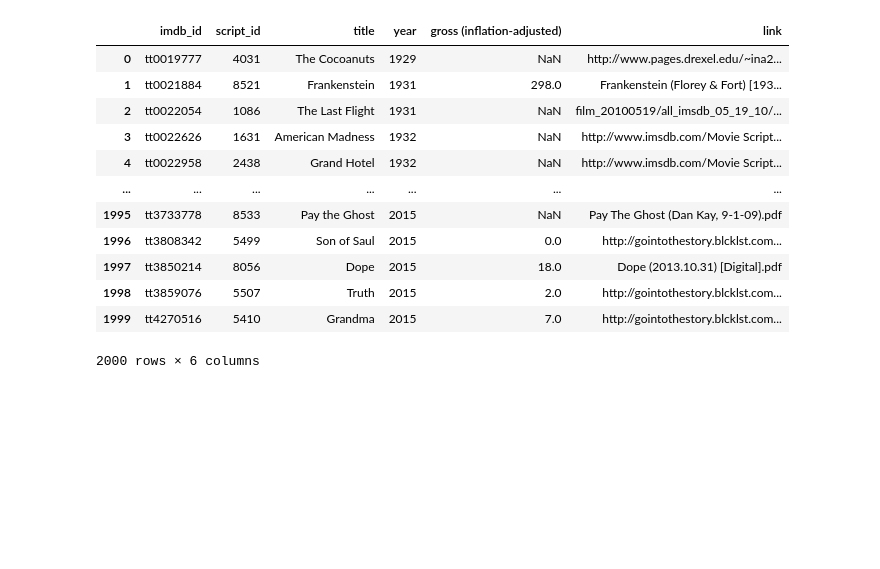
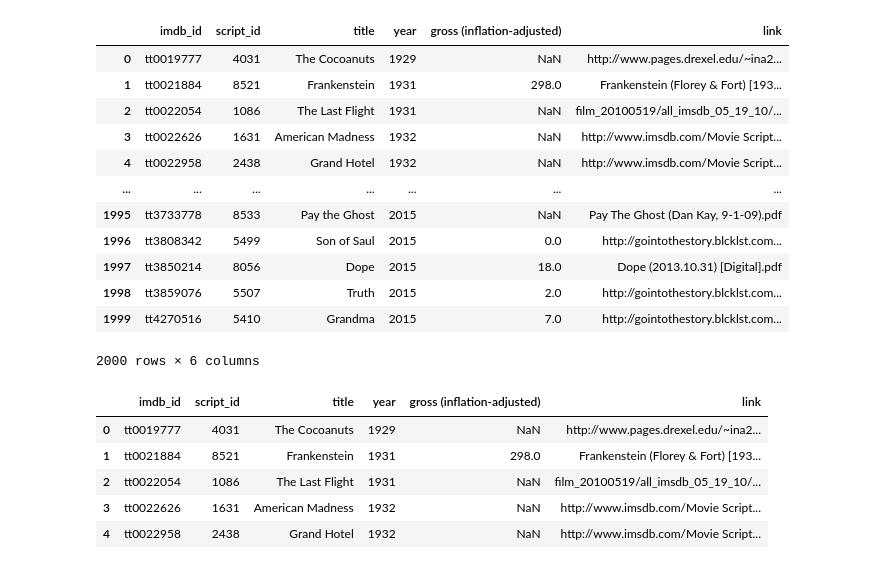
Before and after one commit to ZoeLeBlanc/IntroToDH2020, a Jupyter notebook: week7/Introduction to Pandas.ipynb, the cells around one changed output. Drawn from its saved outputs; the diff is of its cells as text; code cells hidden in the pictures; blank space fills up the shorter version.

```diff
--- a/week7/Introduction to Pandas.ipynb
+++ b/week7/Introduction to Pandas.ipynb
@@ -46,3 +46,12 @@ film_scripts
 | 1998 | tt3859076 | 5507 | Truth | 2015 | 2.0 | http://gointothestory.blcklst.com... |
 | 1999 | tt4270516 | 5410 | Grandma | 2015 | 7.0 | http://gointothestory.blcklst.com... |
 2000 rows × 6 columns
+# %%
+film_scripts.head()
+# %% [output]
+|  | imdb_id | script_id | title | year | gross (inflation-adjusted) | link |
+| 0 | tt0019777 | 4031 | The Cocoanuts | 1929 | NaN | http://www.pages.drexel.edu/~ina2... |
+| 1 | tt0021884 | 8521 | Frankenstein | 1931 | 298.0 | Frankenstein (Florey & Fort) [193... |
+| 2 | tt0022054 | 1086 | The Last Flight | 1931 | NaN | film_20100519/all_imsdb_05_19_10/... |
+| 3 | tt0022626 | 1631 | American Madness | 1932 | NaN | http://www.imsdb.com/Movie Script... |
+| 4 | tt0022958 | 2438 | Grand Hotel | 1932 | NaN | http://www.imsdb.com/Movie Script... |
```
Also changed, not shown: parts of 7 cells of this notebook, 6 other files.
